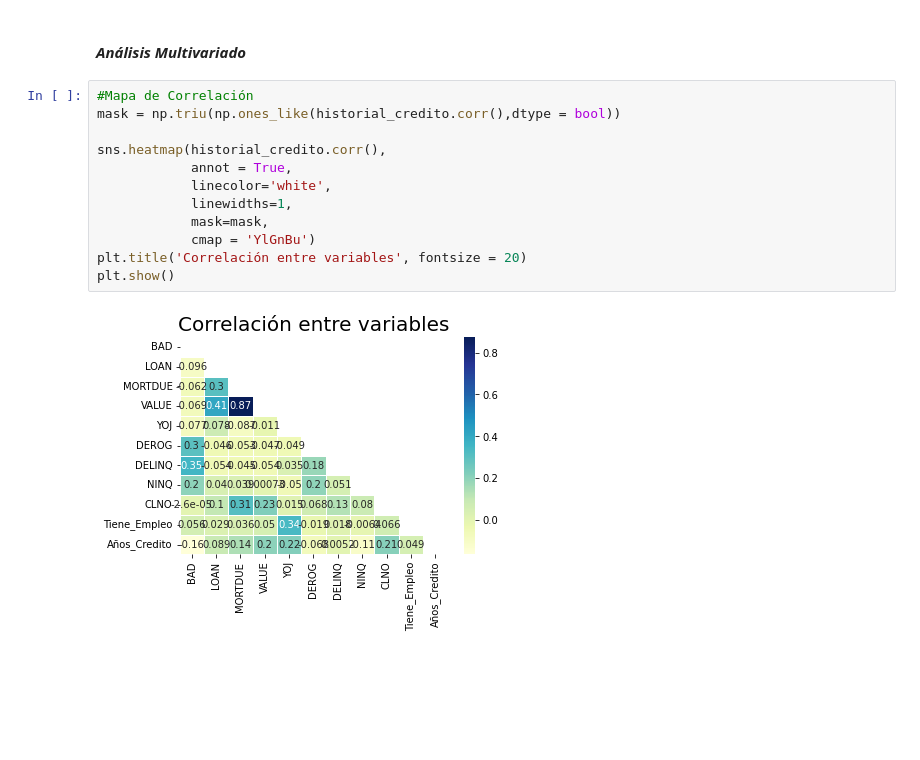
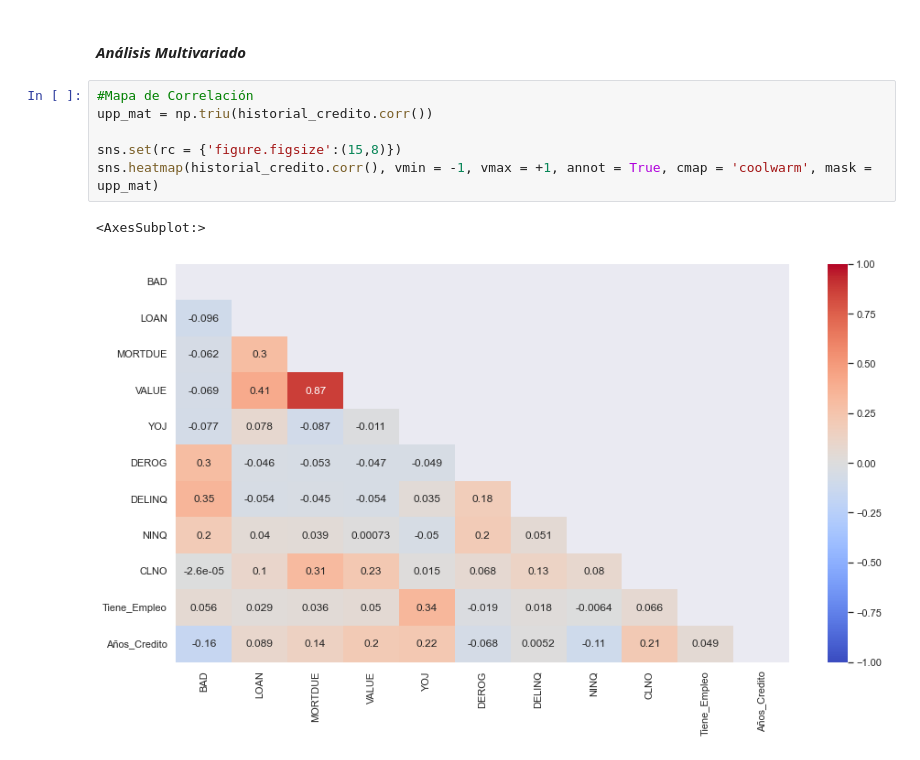
Before and after one commit to HelgaZambrana/data-science-coderhouse, a Jupyter notebook: ProyectoFinal_RiesgoCrediticio.ipynb, the cells around one changed output. Cells and saved outputs as stored; diff of their text form; blank space fills up the shorter version.

```diff
--- a/ProyectoFinal_RiesgoCrediticio.ipynb
+++ b/ProyectoFinal_RiesgoCrediticio.ipynb
@@ -269,15 +269,10 @@ Se observa que no existe una diferencia significativa entre quienes pagaron sus
 #### *Análisis Multivariado*
 # %%
 #Mapa de Correlación
-mask = np.triu(np.ones_like(historial_credito.corr(),dtype = bool))
+upp_mat = np.triu(historial_credito.corr())
 
-sns.heatmap(historial_credito.corr(),
-            annot = True,
-            linecolor='white',
-            linewidths=1,
-            mask=mask,
-            cmap = 'YlGnBu')
-plt.title('Correlación entre variables', fontsize = 20)
-plt.show()
+sns.set(rc = {'figure.figsize':(15,8)})
+sns.heatmap(historial_credito.corr(), vmin = -1, vmax = +1, annot = True, cmap = 'coolwarm', mask = upp_mat)
 # %% [output]
+<AxesSubplot:>
-[figure, old version]
+[figure, new version]
```
Also changed, not shown: parts of 1 cell of this notebook, 1 other file.
